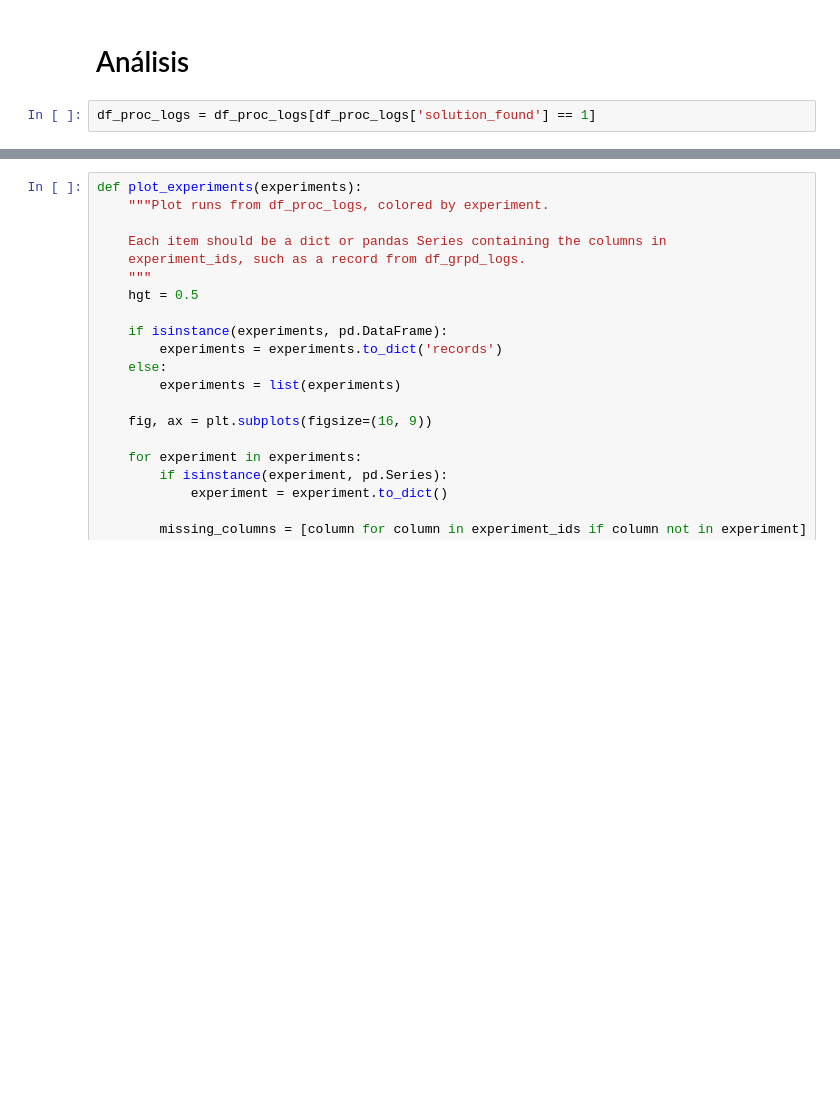
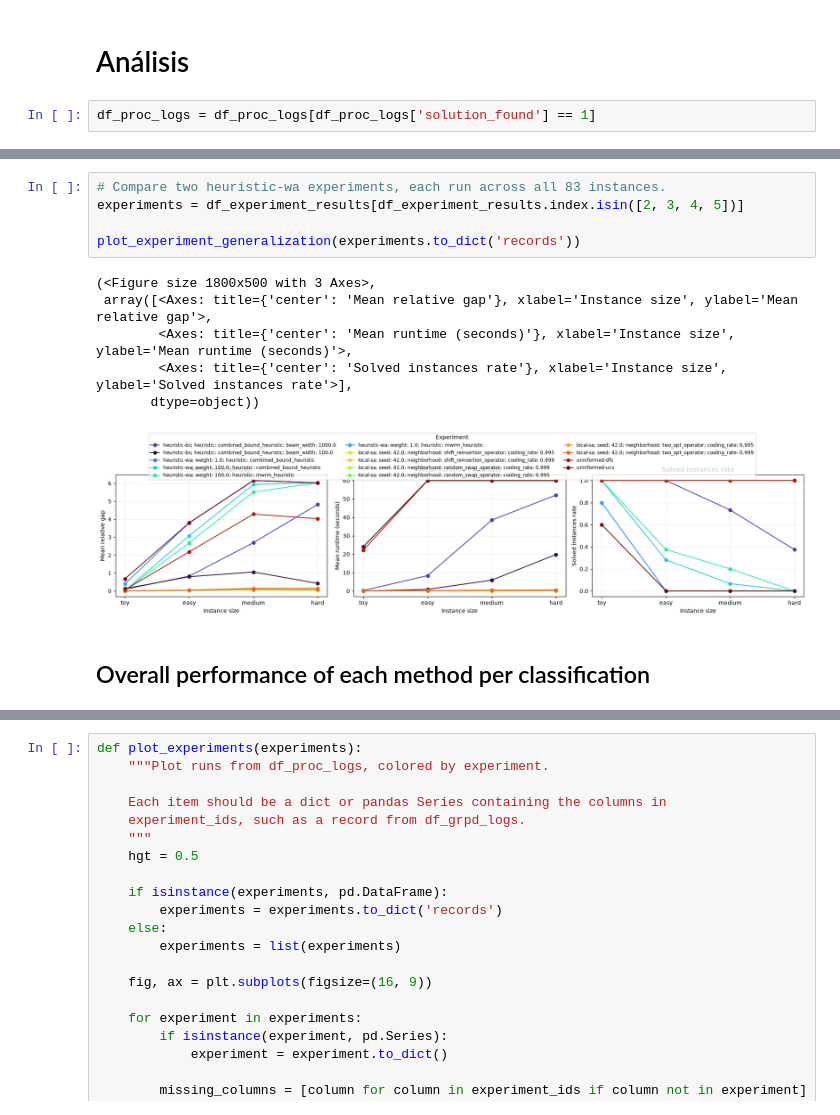
Before and after one commit to juanjo-bltrn/tc6001-jssp, a Jupyter notebook: analysis/result-analysis.ipynb, the cells around one changed output, grey strips where cells are left out. Drawn from its saved outputs; the diff is of its cells as text; blank space fills up the shorter version.

```diff
--- a/analysis/result-analysis.ipynb
+++ b/analysis/result-analysis.ipynb
@@ -79,0 +388,14 @@ for index, experiment in enumerate(df_grpd_logs[experiment_ids].to_dict('records
+# %%
+# Compare two heuristic-wa experiments, each run across all 83 instances.
+experiments = df_experiment_results[df_experiment_results.index.isin([2, 3, 4, 5])]
+
+plot_experiment_generalization(experiments.to_dict('records'))
+# %% [output]
+(<Figure size 1800x500 with 3 Axes>,
+ array([<Axes: title={'center': 'Mean relative gap'}, xlabel='Instance size', ylabel='Mean relative gap'>,
+        <Axes: title={'center': 'Mean runtime (seconds)'}, xlabel='Instance size', ylabel='Mean runtime (seconds)'>,
+        <Axes: title={'center': 'Solved instances rate'}, xlabel='Instance size', ylabel='Solved instances rate'>],
+       dtype=object))
+[figure, added]
+# %% [markdown]
+## Overall performance of each method per classification
```
Also changed, not shown: parts of 14 cells of this notebook, 26 other files.
